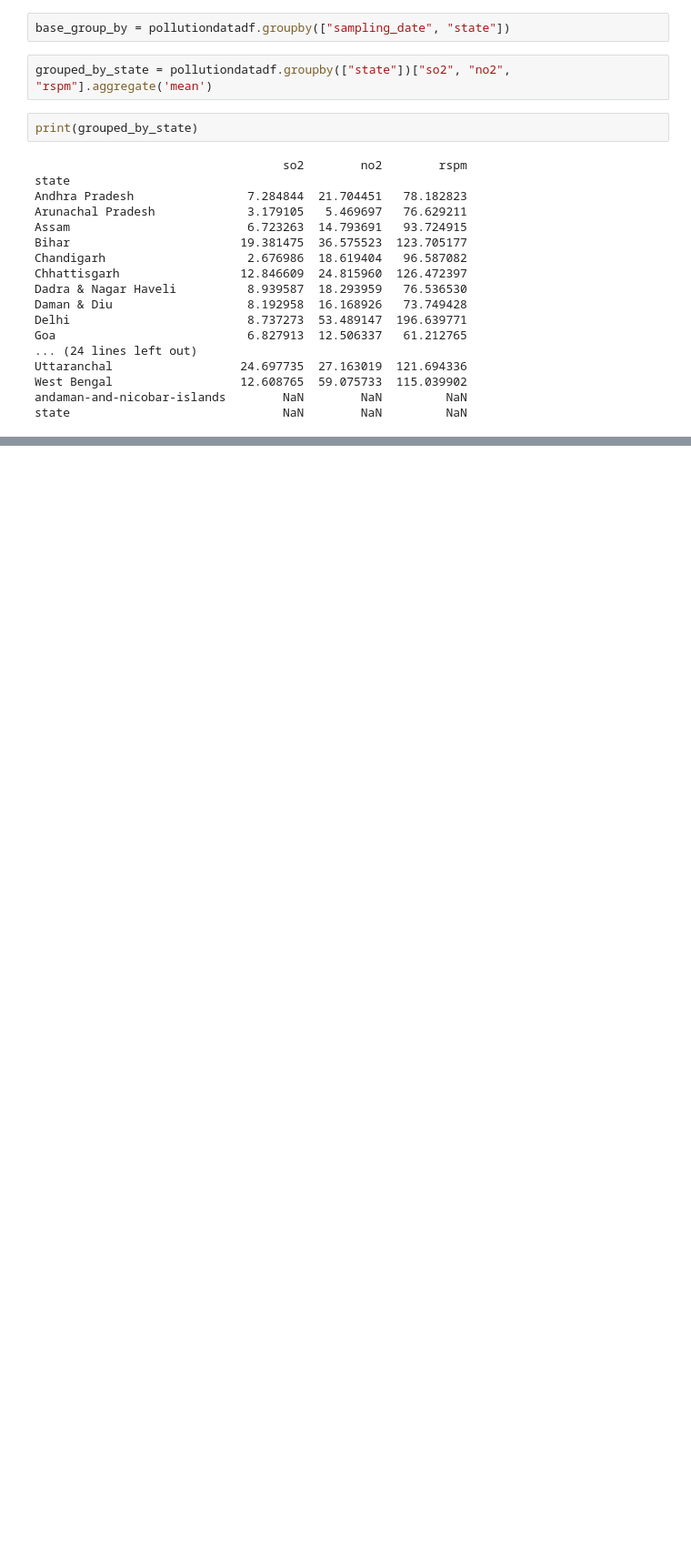
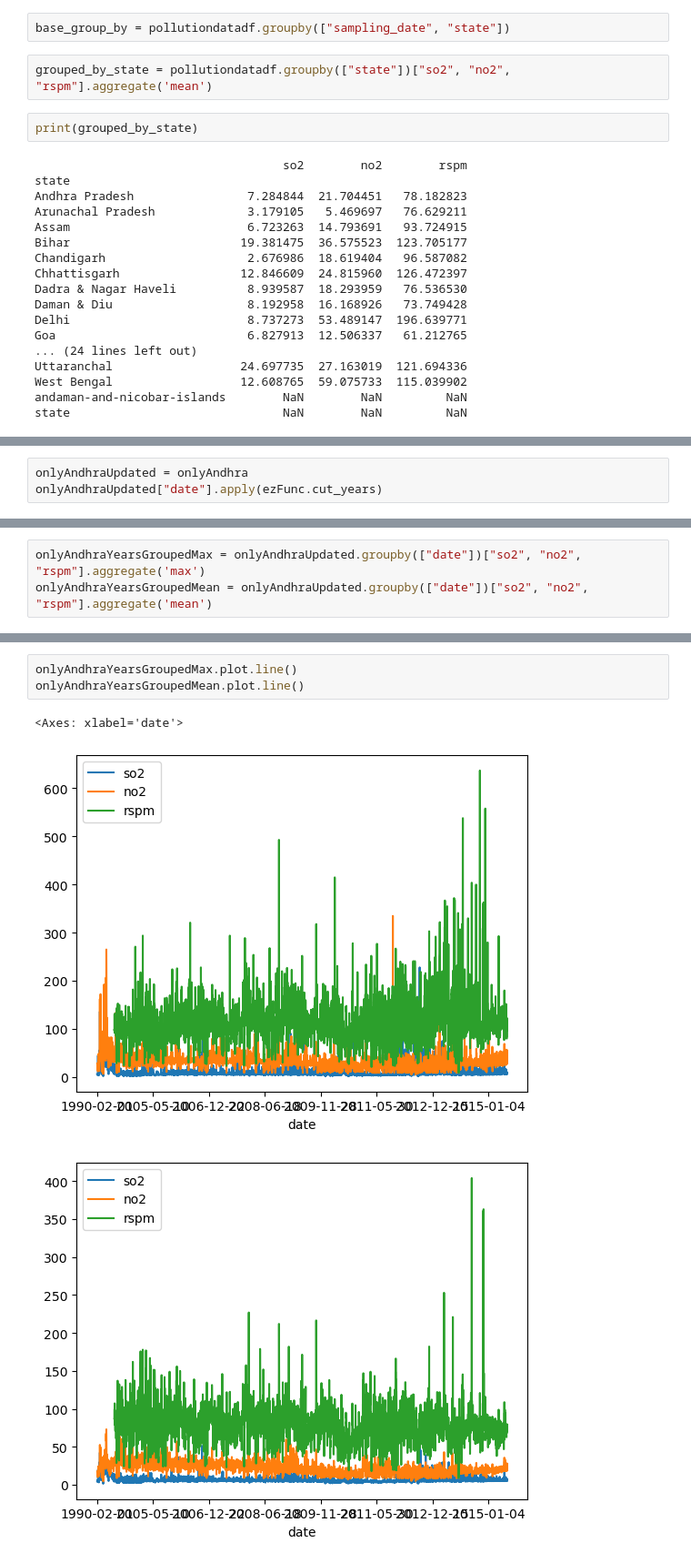
Before and after one commit to StephanSchweitzer/hadoopProject, a Jupyter notebook: dataProcessingNotebook.ipynb, the cells around one changed output, grey strips where cells are left out. Shown at 91% size. Drawn from its saved outputs; the diff is of its cells as text; blank space fills up the shorter version.

```diff
--- a/dataProcessingNotebook.ipynb
+++ b/dataProcessingNotebook.ipynb
@@ -188,0 +233,3 @@ grouped_by_state.plot.bar()
+# %%
+onlyAndhraUpdated = onlyAndhra
+onlyAndhraUpdated["date"].apply(ezFunc.cut_years)
@@ -188,0 +269,3 @@ grouped_by_state.plot.bar()
+# %%
+onlyAndhraYearsGroupedMax = onlyAndhraUpdated.groupby(["date"])["so2", "no2", "rspm"].aggregate('max')
+onlyAndhraYearsGroupedMean = onlyAndhraUpdated.groupby(["date"])["so2", "no2", "rspm"].aggregate('mean')
@@ -188,0 +293,7 @@ grouped_by_state.plot.bar()
+# %%
+onlyAndhraYearsGroupedMax.plot.line()
+onlyAndhraYearsGroupedMean.plot.line()
+# %% [output]
+<Axes: xlabel='date'>
+[figure, added]
+[figure, added]
```
Also changed, not shown: parts of 15 cells of this notebook, 2 other files.
